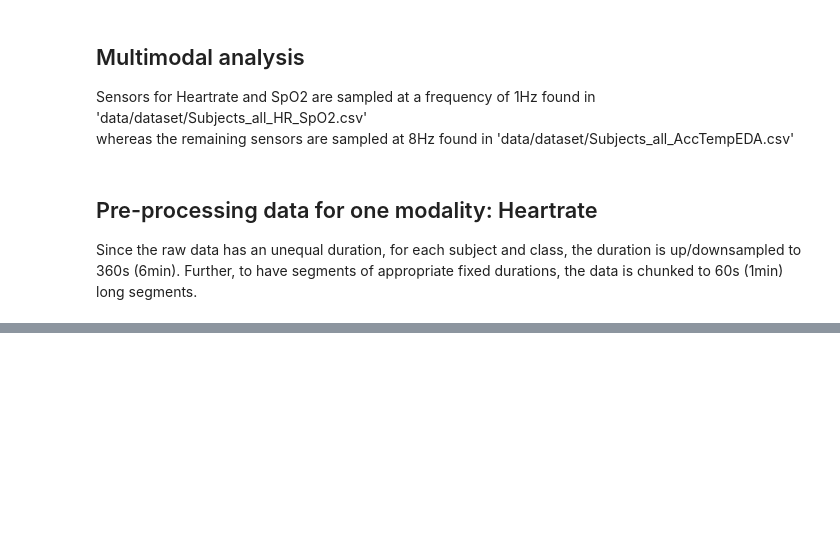
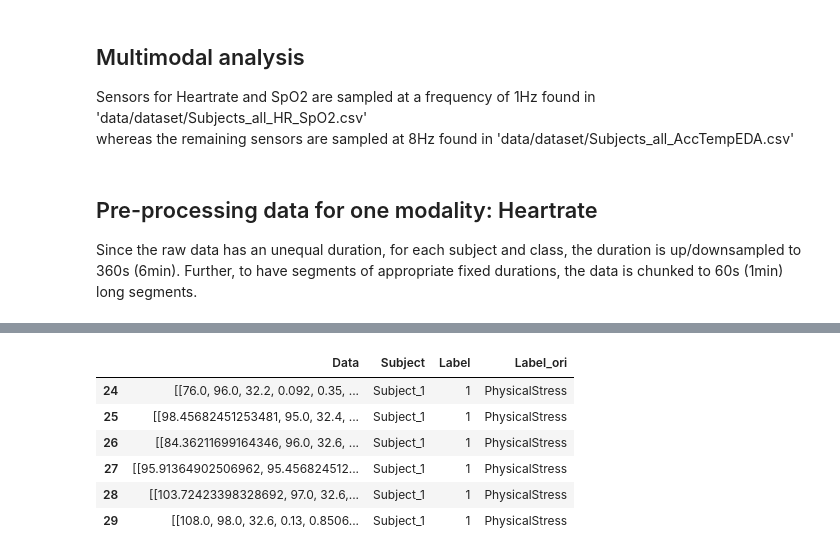
Before and after one commit to dheerajpr97/Explainable-AI-Non-EEG, a Jupyter notebook: notebooks/dataset-analysis.ipynb, the cells around one changed output, grey strips where cells are left out. Saved outputs shown, nothing was run; the diff lists cells and outputs as text; code cells hidden in the pictures; blank space fills up the shorter version.

```diff
--- a/notebooks/dataset-analysis.ipynb
+++ b/notebooks/dataset-analysis.ipynb
@@ -433,0 +523,10 @@ processed_dataframe_allmod
+# %%
+processed_dataframe_allmod[(processed_dataframe_allmod['Subject']=='Subject_1') & (processed_dataframe_allmod['Label_ori']=='PhysicalStress')]
+# %% [output]
+|  | Data | Subject | Label | Label_ori |
+| 24 | [[76.0, 96.0, 32.2, 0.092, 0.35, ... | Subject_1 | 1 | PhysicalStress |
+| 25 | [[98.45682451253481, 95.0, 32.4, ... | Subject_1 | 1 | PhysicalStress |
+| 26 | [[84.36211699164346, 96.0, 32.6, ... | Subject_1 | 1 | PhysicalStress |
+| 27 | [[95.91364902506962, 95.456824512... | Subject_1 | 1 | PhysicalStress |
+| 28 | [[103.72423398328692, 97.0, 32.6,... | Subject_1 | 1 | PhysicalStress |
+| 29 | [[108.0, 98.0, 32.6, 0.13, 0.8506... | Subject_1 | 1 | PhysicalStress |
```
Also changed, not shown: parts of 31 cells of this notebook, 17 other files.
